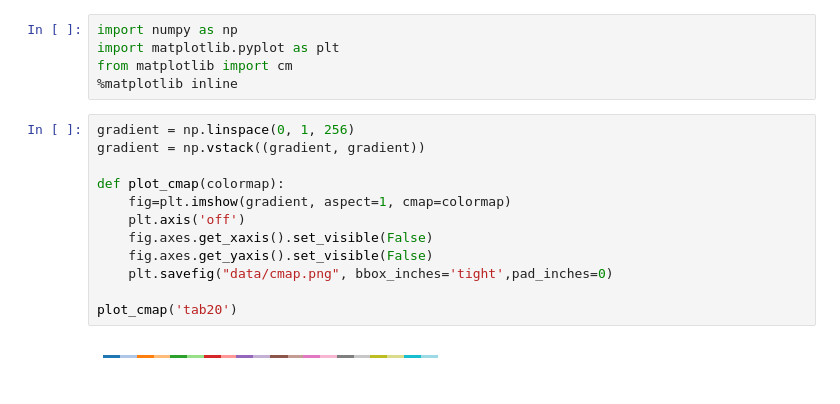
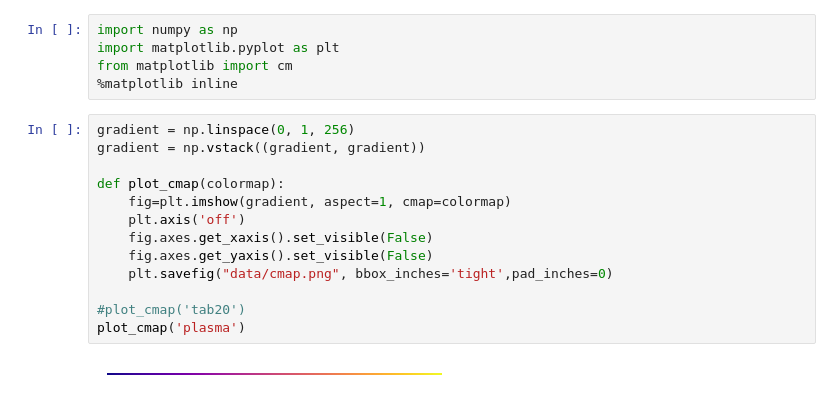
Before and after one commit to marksubbarao/UniviewSNvTime, a Jupyter notebook: generate.ipynb, the cells around one changed output. Drawn from its saved outputs; the diff is of its cells as text.

```diff
--- a/generate.ipynb
+++ b/generate.ipynb
@@ -188,14 +190,15 @@ from matplotlib import cm
 # %%
 gradient = np.linspace(0, 1, 256)
 gradient = np.vstack((gradient, gradient))
 
 def plot_cmap(colormap):
     fig=plt.imshow(gradient, aspect=1, cmap=colormap)
     plt.axis('off')
     fig.axes.get_xaxis().set_visible(False)
     fig.axes.get_yaxis().set_visible(False)
     plt.savefig("data/cmap.png", bbox_inches='tight',pad_inches=0)
 
-plot_cmap('tab20')
+#plot_cmap('tab20')
+plot_cmap('plasma')
 # %% [output]
-[figure, old version]
+[figure, new version]
```
Also changed, not shown: parts of 4 cells of this notebook, 8 other files.
